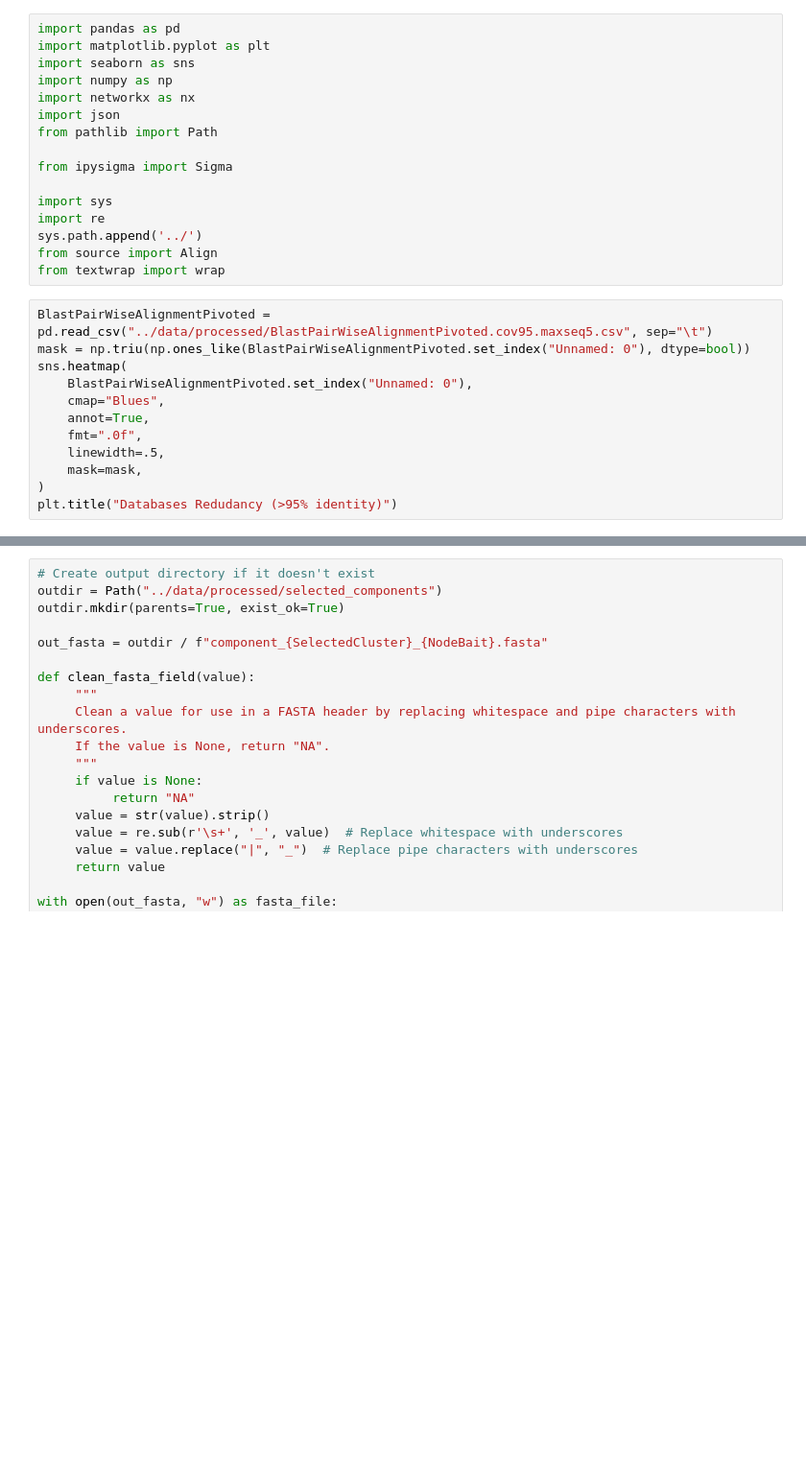
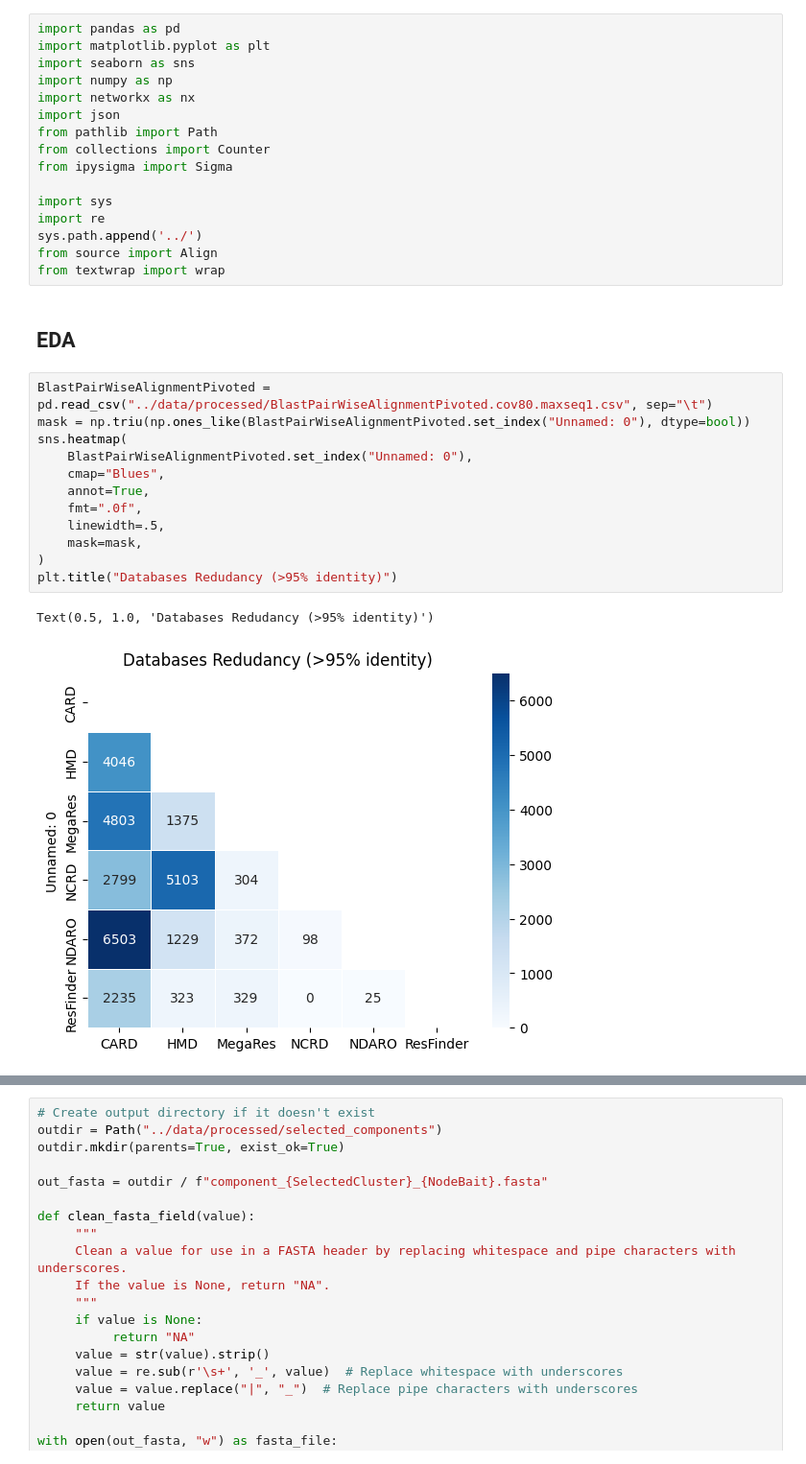
Before and after one commit to tiagocabralborelli/db-redundance, a Jupyter notebook: notebooks/3.Analysis.ipynb, the cells around one changed output, grey strips where cells are left out. Shown at 96% size. Drawn from its saved outputs; the diff is of its cells as text; blank space fills up the shorter version.

```diff
--- a/notebooks/3.Analysis.ipynb
+++ b/notebooks/3.Analysis.ipynb
@@ -6,7 +6,7 @@ import numpy as np
 import networkx as nx
 import json
 from pathlib import Path
-
+from collections import Counter
 from ipysigma import Sigma
 
 import sys
@@ -14,17 +14,22 @@ import re
 sys.path.append('../')
 from source import Align
 from textwrap import wrap
+# %% [markdown]
+## EDA
 # %%
-BlastPairWiseAlignmentPivoted = pd.read_csv("../data/processed/BlastPairWiseAlignmentPivoted.cov95.maxseq5.csv", sep="\t")
+BlastPairWiseAlignmentPivoted = pd.read_csv("../data/processed/BlastPairWiseAlignmentPivoted.cov80.maxseq1.csv", sep="\t")
 mask = np.triu(np.ones_like(BlastPairWiseAlignmentPivoted.set_index("Unnamed: 0"), dtype=bool))
 sns.heatmap(
     BlastPairWiseAlignmentPivoted.set_index("Unnamed: 0"),
     cmap="Blues",
     annot=True,
     fmt=".0f",
     linewidth=.5,
     mask=mask,
 )
 plt.title("Databases Redudancy (>95% identity)")
+# %% [output]
+Text(0.5, 1.0, 'Databases Redudancy (>95% identity)')
+[figure, added]
 # %%
 BlastPairWiseAlignmentPivoted
```
Also changed, not shown: parts of 23 cells of this notebook, 5 other files.
